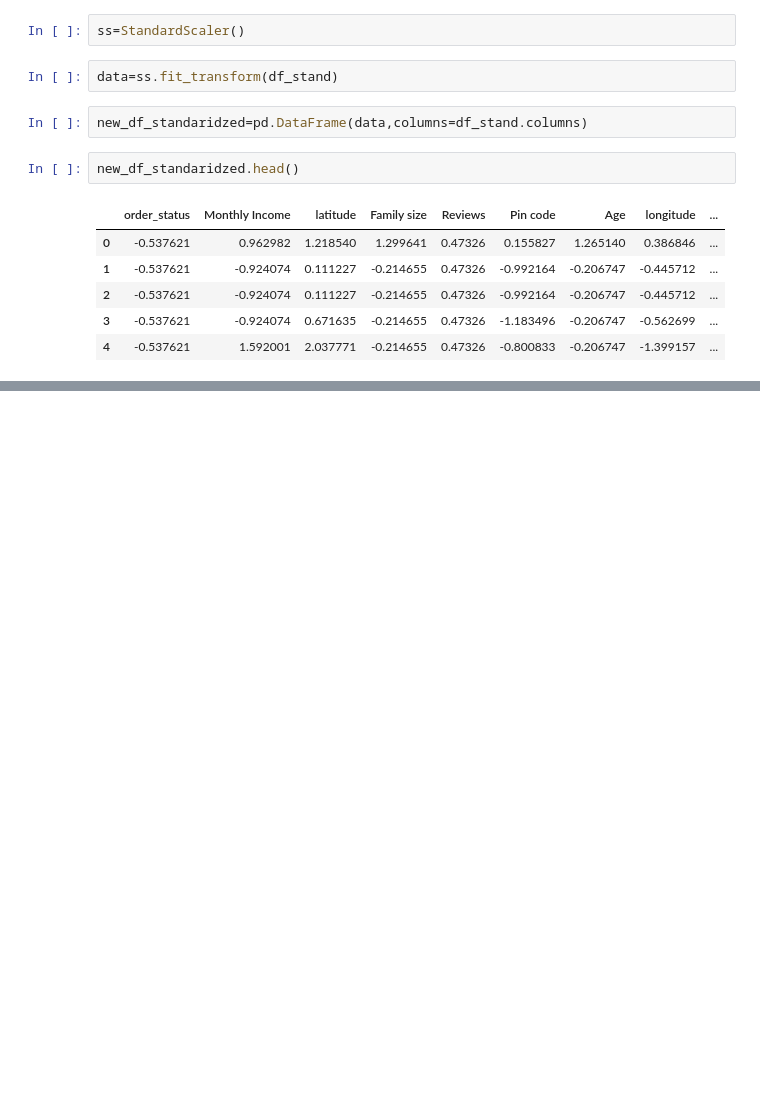
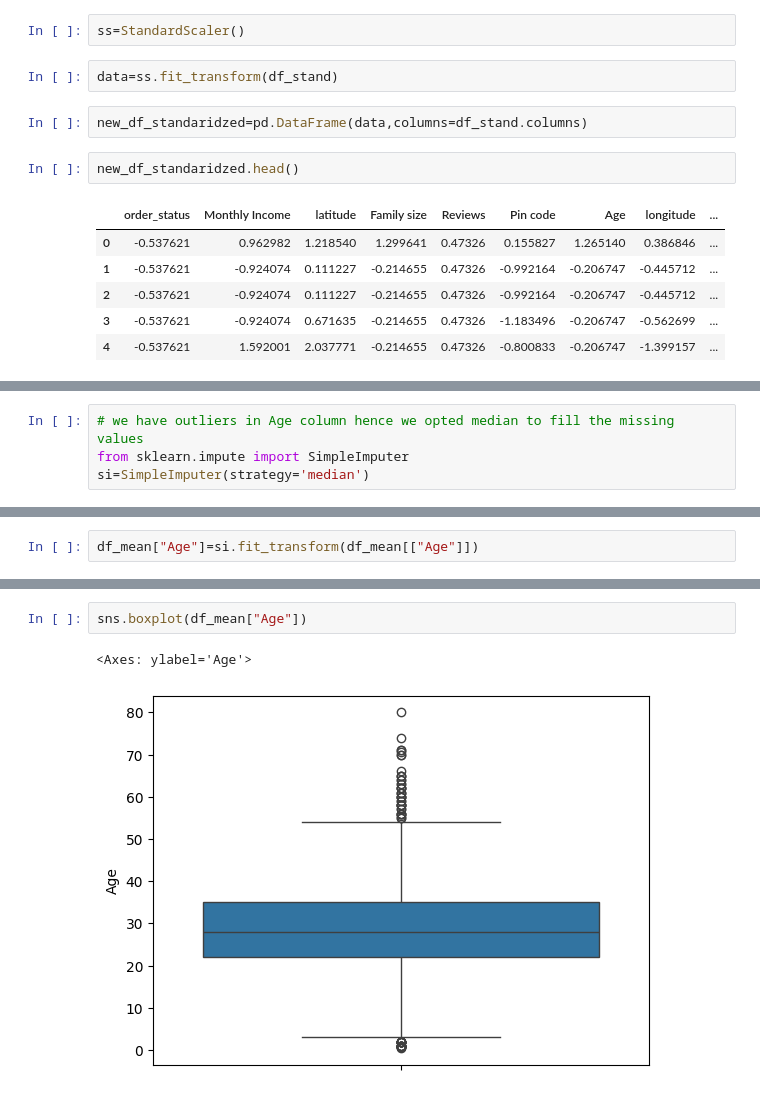
Before and after one commit to Kanha-kn/nits_git_notes, a Jupyter notebook: eda.ipynb, the cells around one changed output, grey strips where cells are left out. Drawn from its saved outputs; the diff is of its cells as text; blank space fills up the shorter version.

```diff
--- a/eda.ipynb
+++ b/eda.ipynb
@@ -478,0 +534,4 @@ new_df_standaridzed.head()
+# %%
+# we have outliers in Age column hence we opted median to fill the missing values
+from sklearn.impute import SimpleImputer
+si=SimpleImputer(strategy='median')
@@ -478,0 +553,2 @@ new_df_standaridzed.head()
+# %%
+df_mean["Age"]=si.fit_transform(df_mean[["Age"]])
@@ -478,0 +578,5 @@ new_df_standaridzed.head()
+# %%
+sns.boxplot(df_mean["Age"])
+# %% [output]
+<Axes: ylabel='Age'>
+[figure, added]
```
Also changed, not shown: parts of 34 cells of this notebook.
